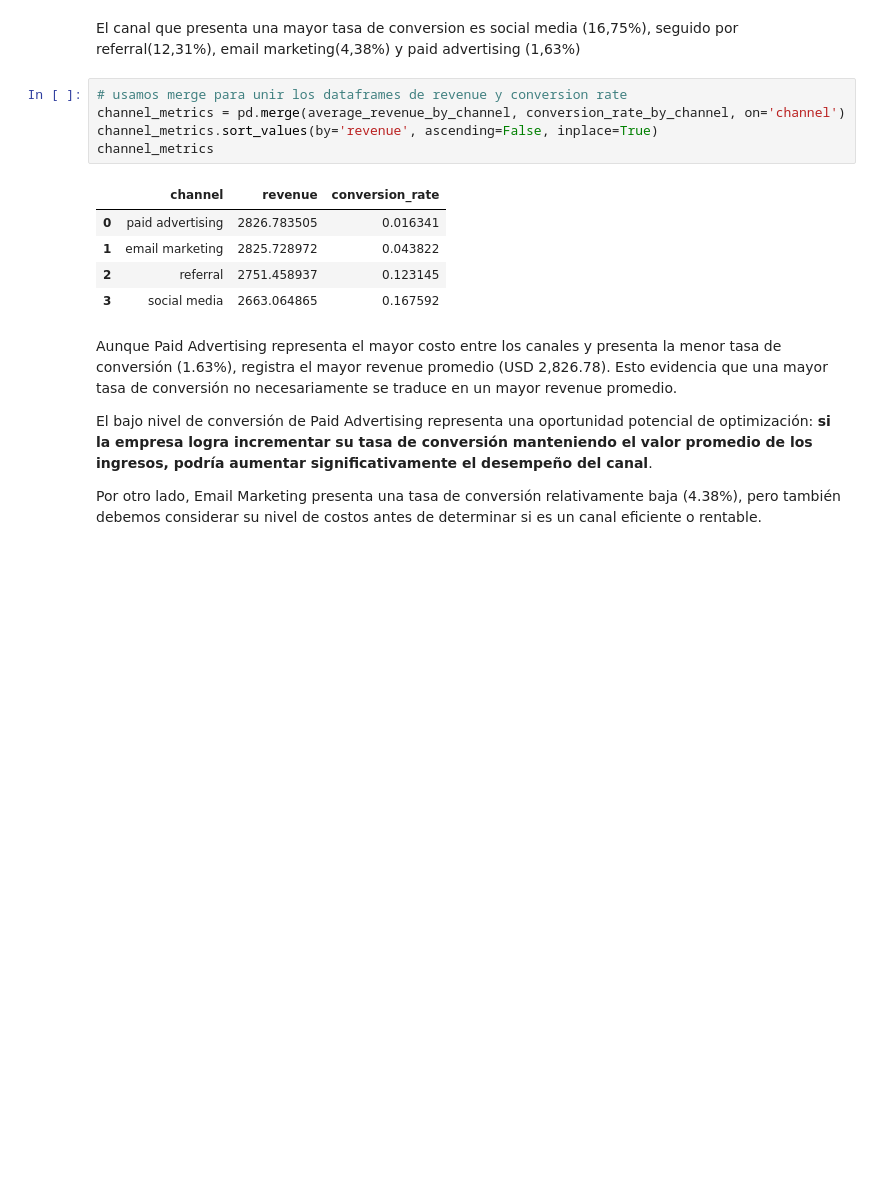
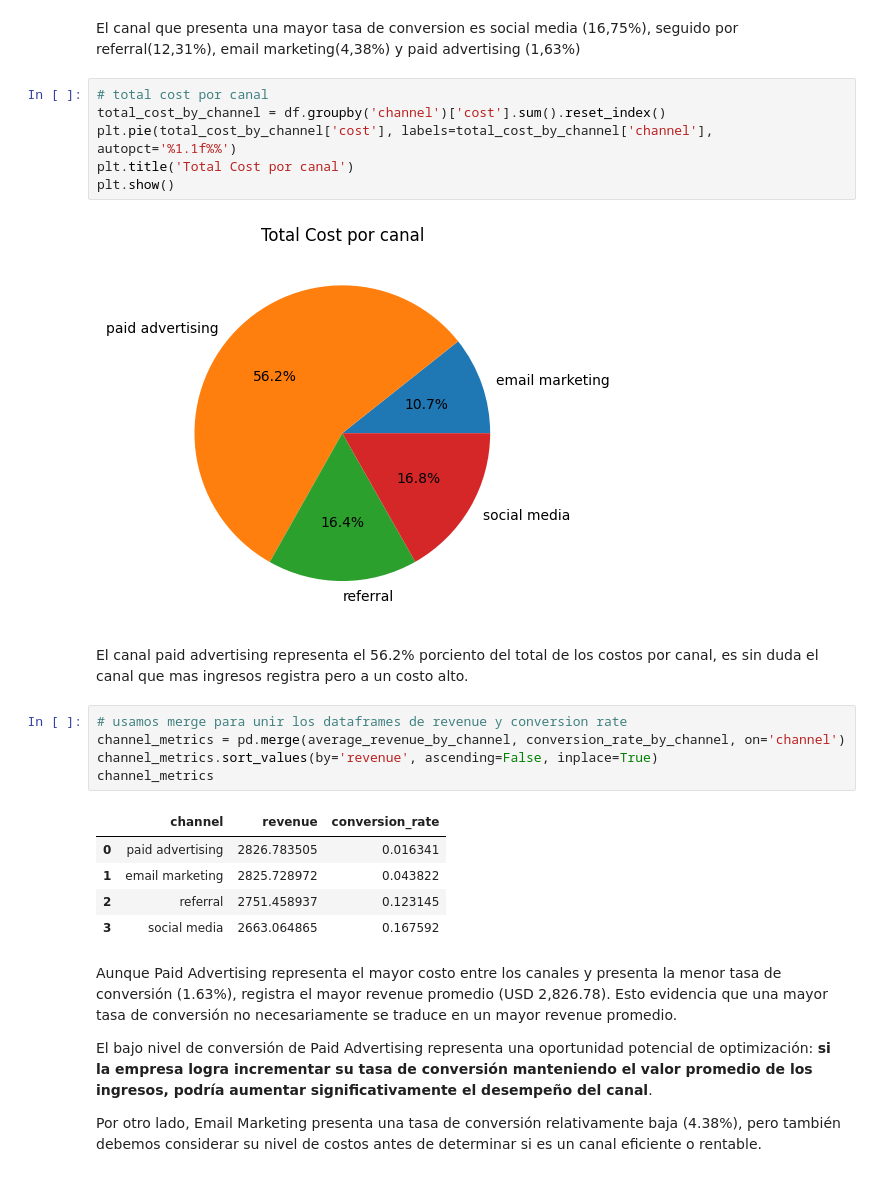
Before and after one commit to Andres240989/customer-lifetime-value_analysis, a Jupyter notebook: notebooks/01_data_cleaning.ipynb, the cells around one changed output. Drawn from its saved outputs; the diff is of its cells as text; blank space fills up the shorter version.

```diff
--- a/notebooks/01_data_cleaning.ipynb
+++ b/notebooks/01_data_cleaning.ipynb
@@ -123,5 +158,15 @@ conversion_rate_by_channel
 # %% [markdown]
 El canal que presenta una mayor tasa de conversion es social media (16,75%), seguido por referral(12,31%), email marketing(4,38%) y paid advertising (1,63%)
+# %%
+# total cost por canal
+total_cost_by_channel = df.groupby('channel')['cost'].sum().reset_index()
+plt.pie(total_cost_by_channel['cost'], labels=total_cost_by_channel['channel'], autopct='%1.1f%%')
+plt.title('Total Cost por canal')
+plt.show()
+# %% [output]
+[figure, added]
+# %% [markdown]
+El canal paid advertising representa el 56.2% porciento del total de los costos por canal, es sin duda el canal que mas ingresos registra pero a un costo alto.
 # %%
 # usamos merge para unir los dataframes de revenue y conversion rate
 channel_metrics = pd.merge(average_revenue_by_channel, conversion_rate_by_channel, on='channel')
```
Also changed, not shown: parts of 3 cells of this notebook.
